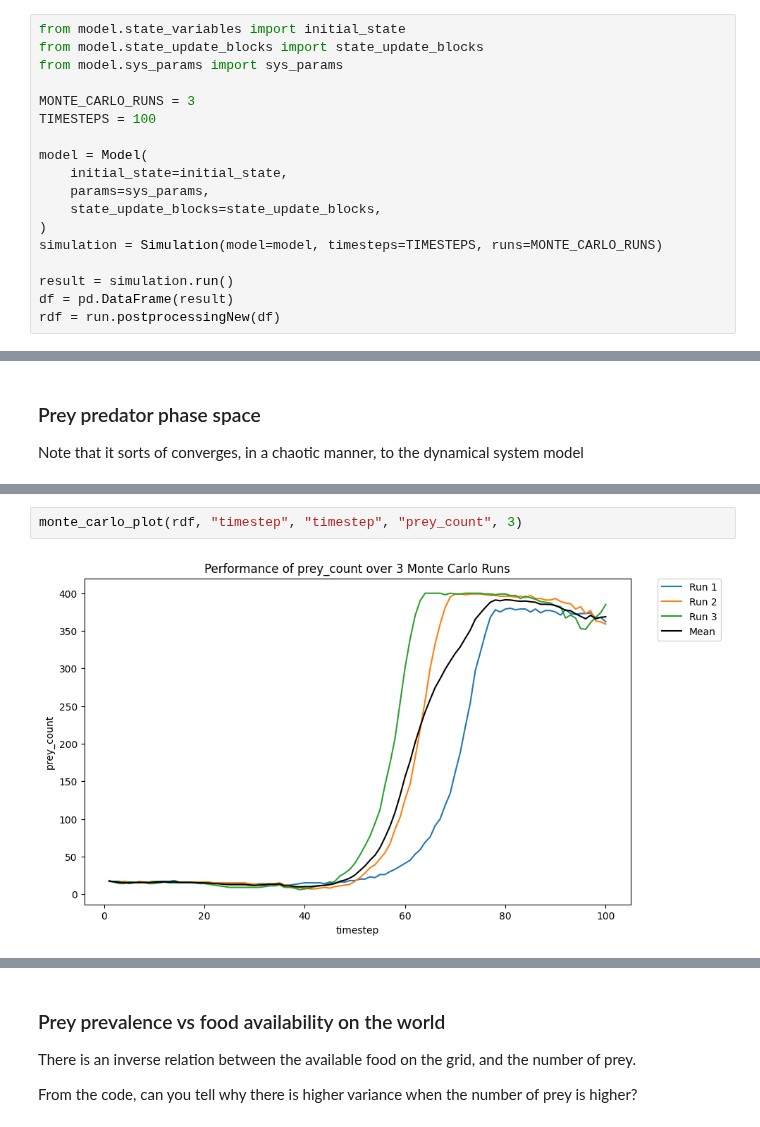
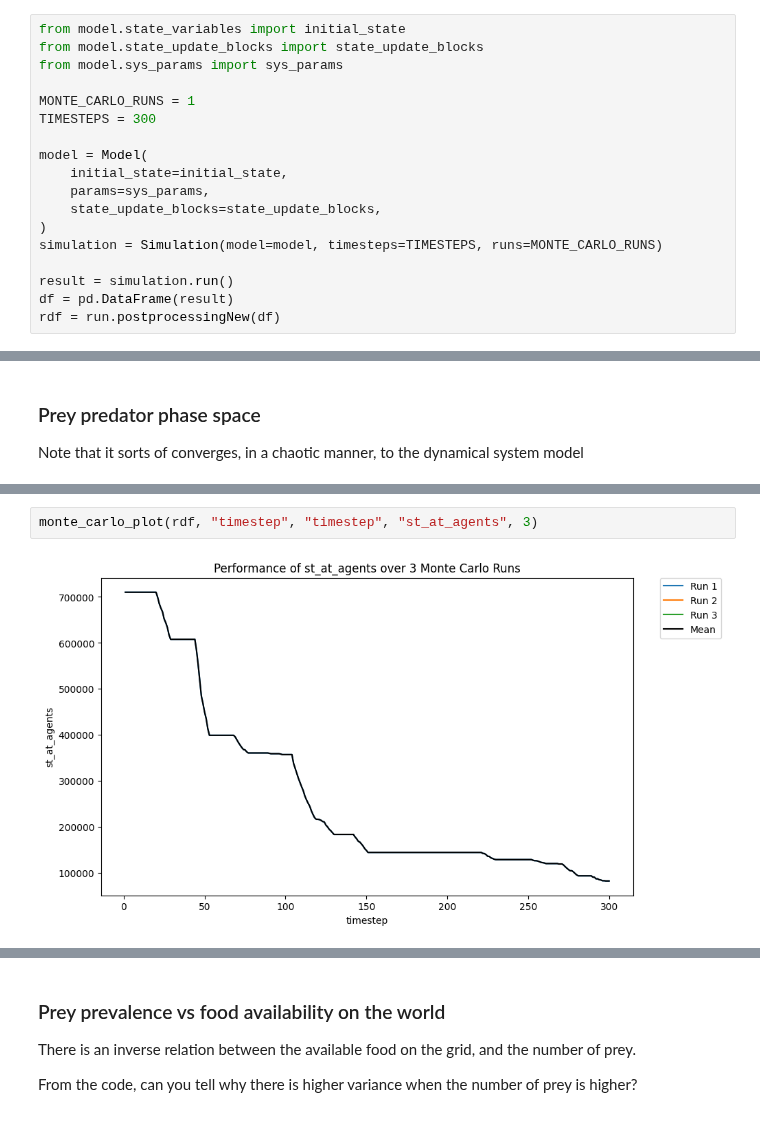
Before and after one commit to collectif-dao/dg-research, a Jupyter notebook: predator-prey-abm.ipynb, the cells around one changed output, grey strips where cells are left out. Saved outputs shown, nothing was run; the diff lists cells and outputs as text.

Commit message:
add agents and escrow

```diff
--- a/predator-prey-abm.ipynb
+++ b/predator-prey-abm.ipynb
@@ -51,8 +51,8 @@ from model.state_variables import initial_state
 from model.state_update_blocks import state_update_blocks
 from model.sys_params import sys_params
 
-MONTE_CARLO_RUNS = 3
-TIMESTEPS = 100
+MONTE_CARLO_RUNS = 1
+TIMESTEPS = 300
 
 model = Model(
     initial_state=initial_state,
@@ -93,4 +79,4 @@ monte_carlo_plot(rdf, "timestep", "timestep", "proposals_count", 3)
 # %%
-monte_carlo_plot(rdf, "timestep", "timestep", "prey_count", 3)
+monte_carlo_plot(rdf, "timestep", "timestep", "st_at_agents", 3)
 # %% [output]
-[figure, old version]
+[figure, new version]
```
Also changed, not shown: parts of 4 cells of this notebook, 8 other files.
